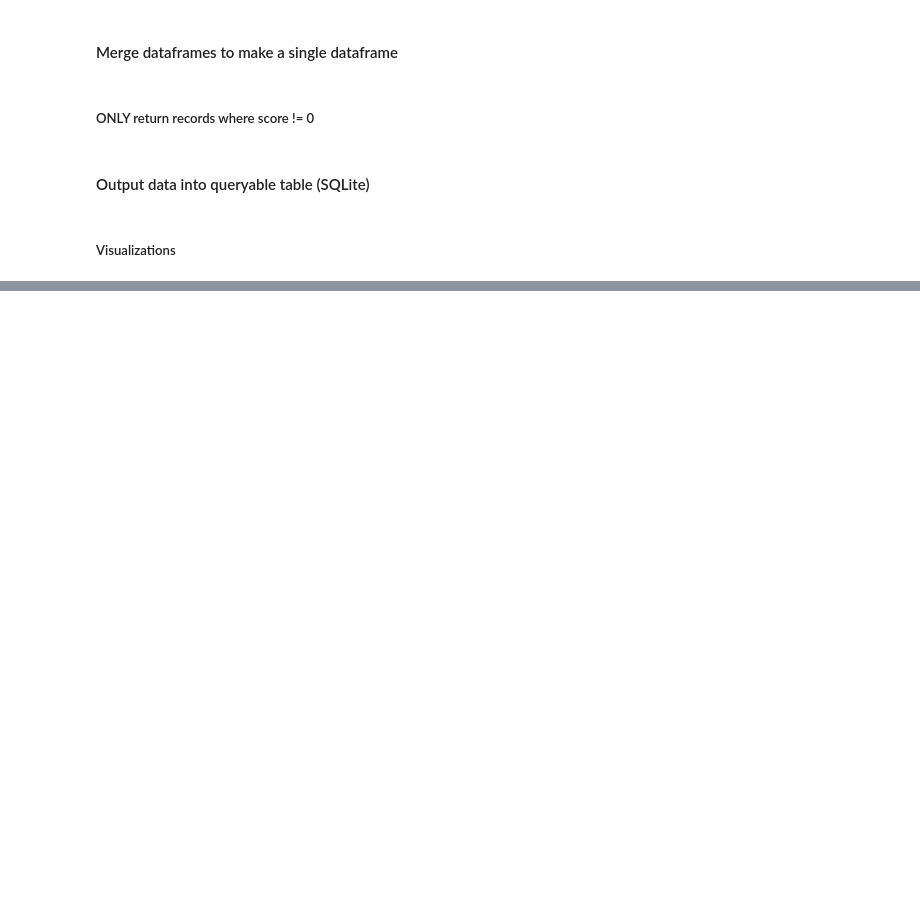
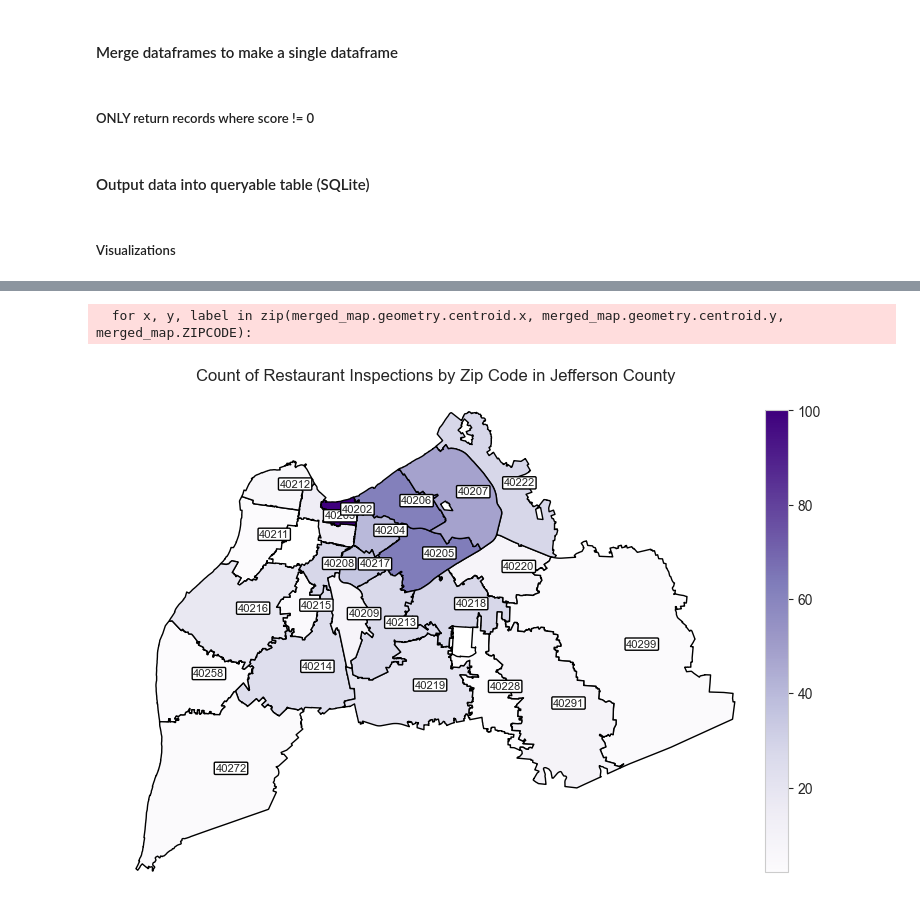
Before and after one commit to mary-vo/inspection, a Jupyter notebook: analysis.ipynb, the cells around one changed output, grey strips where cells are left out. Saved outputs shown, nothing was run; the diff lists cells and outputs as text; code cells hidden in the pictures; blank space fills up the shorter version.

```diff
--- a/analysis.ipynb
+++ b/analysis.ipynb
@@ -133,0 +152,5 @@ sns.scatterplot(x='score', y='price_num',
+# %%
+louisville_zip_map = gpd.read_file(r'shapefile/Jefferson_County_KY_ZIP_Codes.shp')
+# louisville_zip_map['ZIPCODE_length'] = louisville_zip_map['ZIPCODE'].astype(str).str.len()
+louisville_zip_map.sort_values(by='ZIPCODE')
+louisville_zip_map.info()
@@ -133,0 +170,26 @@ sns.scatterplot(x='score', y='price_num',
+# %%
+path = "merged_output_masked.xlsx"
+# os.path.join('..','merged_output_masked.xlsx')
+restaurants_df = pd.read_excel(path)
+restaurants_df = restaurants_df['zip'].value_counts().reset_index().rename(columns={'zip':'ZIPCODE'}).astype(str).sort_values(by='ZIPCODE')
+# restaurants_df['ZIPCODE_length'] = restaurants_df['ZIPCODE'].astype(str).str.len()
+restaurants_df['count']=restaurants_df['count'].astype(int)
+# restaurants_df.info()
+
+merged_map = louisville_zip_map.merge(restaurants_df,on='ZIPCODE')
+# merged_map.info()
+fig, ax = plt.subplots(figsize=(10, 10))
+
+
+merged_map.plot(column='count', cmap='Purples', ax=ax, edgecolor='black', legend=True, legend_kwds={'location': 'right', 'pad': 0, 'shrink':0.6}).axis('off')
+
+for x, y, label in zip(merged_map.geometry.centroid.x, merged_map.geometry.centroid.y, merged_map.ZIPCODE):
+    ax.annotate(label, xy=(x, y), xytext=(0, 0), textcoords="offset points",fontsize=8,
+                bbox=dict(boxstyle="round, pad=0.1", fc="white", ec="black"))
+
+
+plt.title("Count of Restaurant Inspections by Zip Code in Jefferson County")
+plt.show()
+# %% [output]
+  for x, y, label in zip(merged_map.geometry.centroid.x, merged_map.geometry.centroid.y, merged_map.ZIPCODE):
+[figure, added]
```
Also changed, not shown: parts of 10 cells of this notebook, 3 other files.
